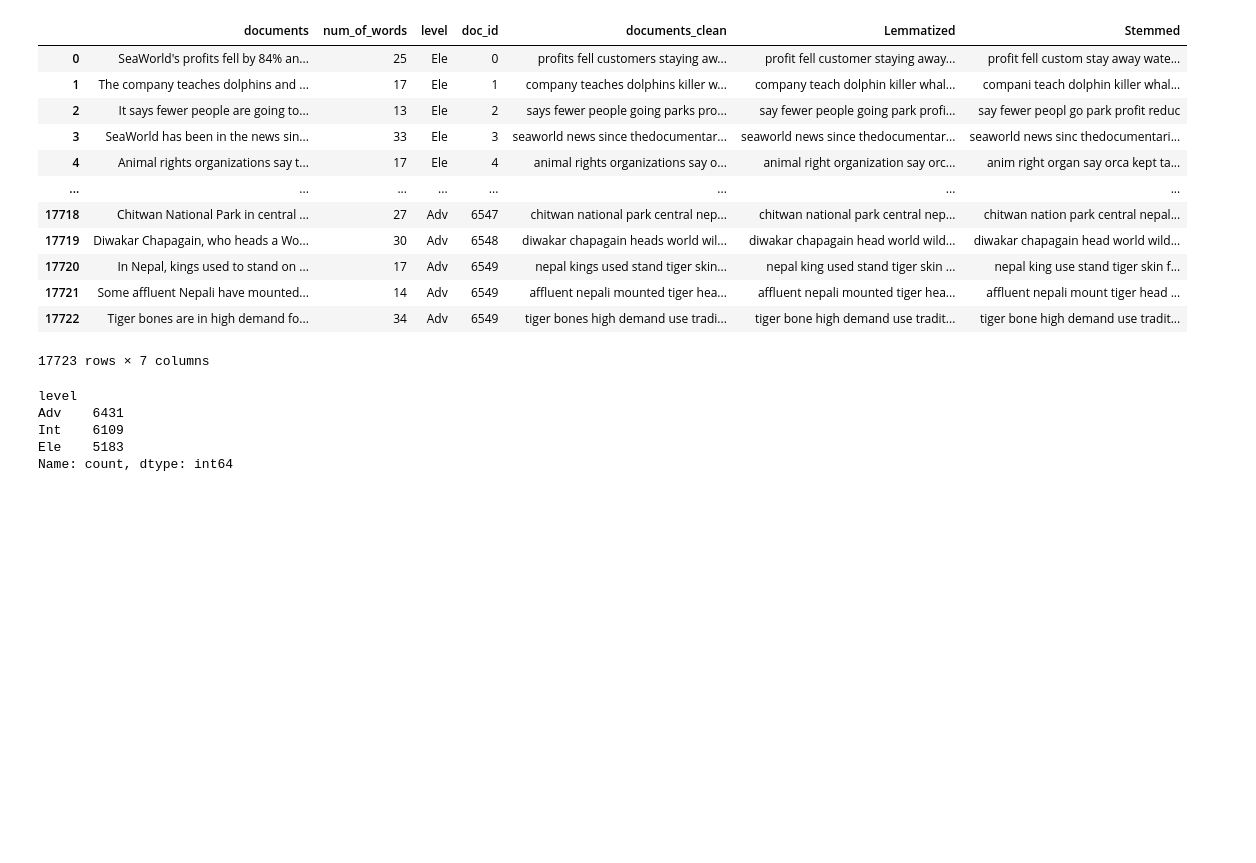
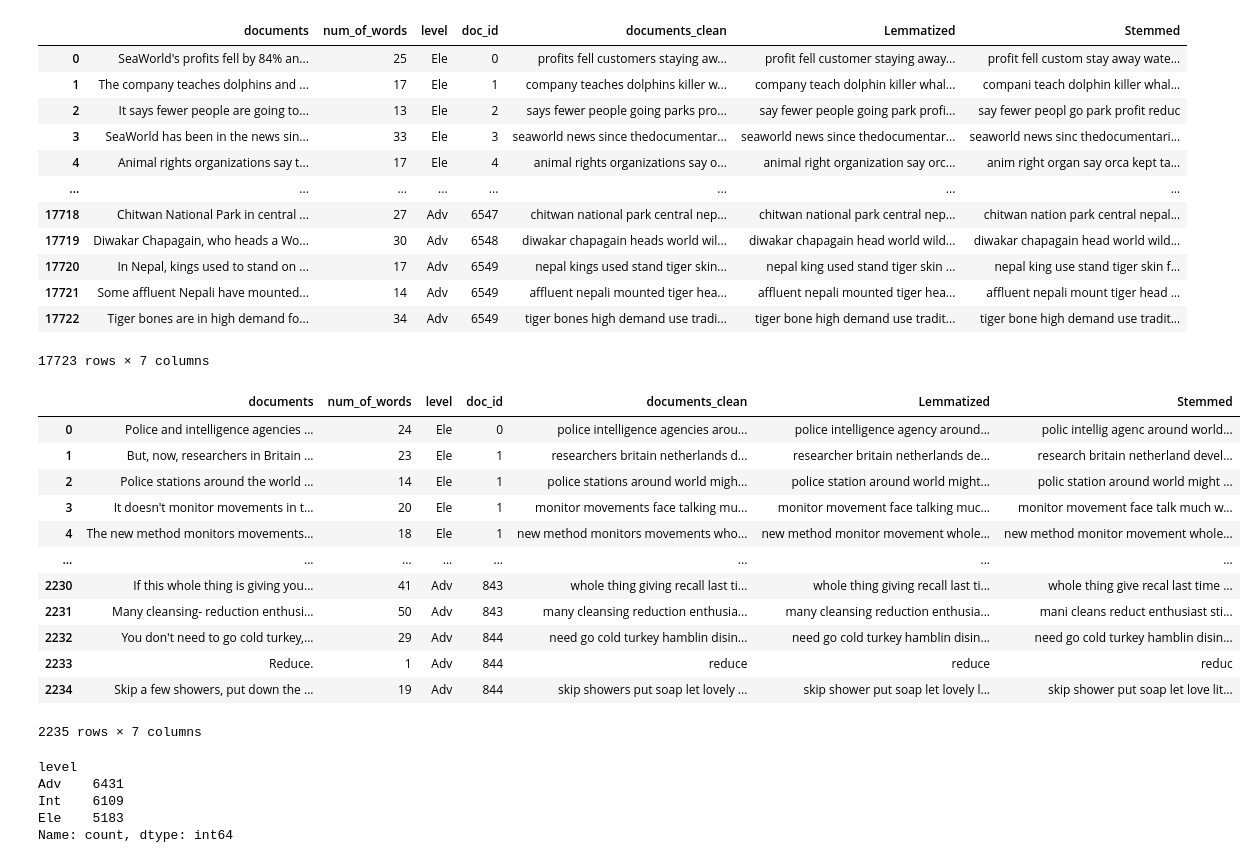
Before and after one commit to AKHILESH200/PersonifiedScriptWriter, a Jupyter notebook: phase-1-cerf/data_modelling_keras_one_stop_final.ipynb, the cells around one changed output. Drawn from its saved outputs; the diff is of its cells as text; code cells hidden in the pictures; blank space fills up the shorter version.

```diff
--- a/phase-1-cerf/data_modelling_keras_one_stop_final.ipynb
+++ b/phase-1-cerf/data_modelling_keras_one_stop_final.ipynb
@@ -90,6 +90,22 @@ df_processed_train
 | 17721 | Some affluent Nepali have mounted... | 14 | Adv | 6549 | affluent nepali mounted tiger hea... | affluent nepali mounted tiger hea... | affluent nepali mount tiger head ... |
 | 17722 | Tiger bones are in high demand fo... | 34 | Adv | 6549 | tiger bones high demand use tradi... | tiger bone high demand use tradit... | tiger bone high demand use tradit... |
 17723 rows × 7 columns
+# %%
+df_processed_test
+# %% [output]
+|  | documents | num_of_words | level | doc_id | documents_clean | Lemmatized | Stemmed |
+| 0 | Police and intelligence agencies ... | 24 | Ele | 0 | police intelligence agencies arou... | police intelligence agency around... | polic intellig agenc around world... |
+| 1 | But, now, researchers in Britain ... | 23 | Ele | 1 | researchers britain netherlands d... | researcher britain netherlands de... | research britain netherland devel... |
+| 2 | Police stations around the world ... | 14 | Ele | 1 | police stations around world migh... | police station around world might... | polic station around world might ... |
+| 3 | It doesn't monitor movements in t... | 20 | Ele | 1 | monitor movements face talking mu... | monitor movement face talking muc... | monitor movement face talk much w... |
+| 4 | The new method monitors movements... | 18 | Ele | 1 | new method monitors movements who... | new method monitor movement whole... | new method monitor movement whole... |
+| ... | ... | ... | ... | ... | ... | ... | ... |
+| 2230 | If this whole thing is giving you... | 41 | Adv | 843 | whole thing giving recall last ti... | whole thing giving recall last ti... | whole thing give recal last time ... |
+| 2231 | Many cleansing- reduction enthusi... | 50 | Adv | 843 | many cleansing reduction enthusia... | many cleansing reduction enthusia... | mani cleans reduct enthusiast sti... |
+| 2232 | You don't need to go cold turkey,... | 29 | Adv | 844 | need go cold turkey hamblin disin... | need go cold turkey hamblin disin... | need go cold turkey hamblin disin... |
+| 2233 | Reduce. | 1 | Adv | 844 | reduce | reduce | reduc |
+| 2234 | Skip a few showers, put down the ... | 19 | Adv | 844 | skip showers put soap let lovely ... | skip shower put soap let lovely l... | skip shower put soap let love lit... |
+2235 rows × 7 columns
 # %%
 df_processed_train.level.value_counts()
 # %% [output]
```
Also changed, not shown: parts of 7 cells of this notebook, 3 other files.
